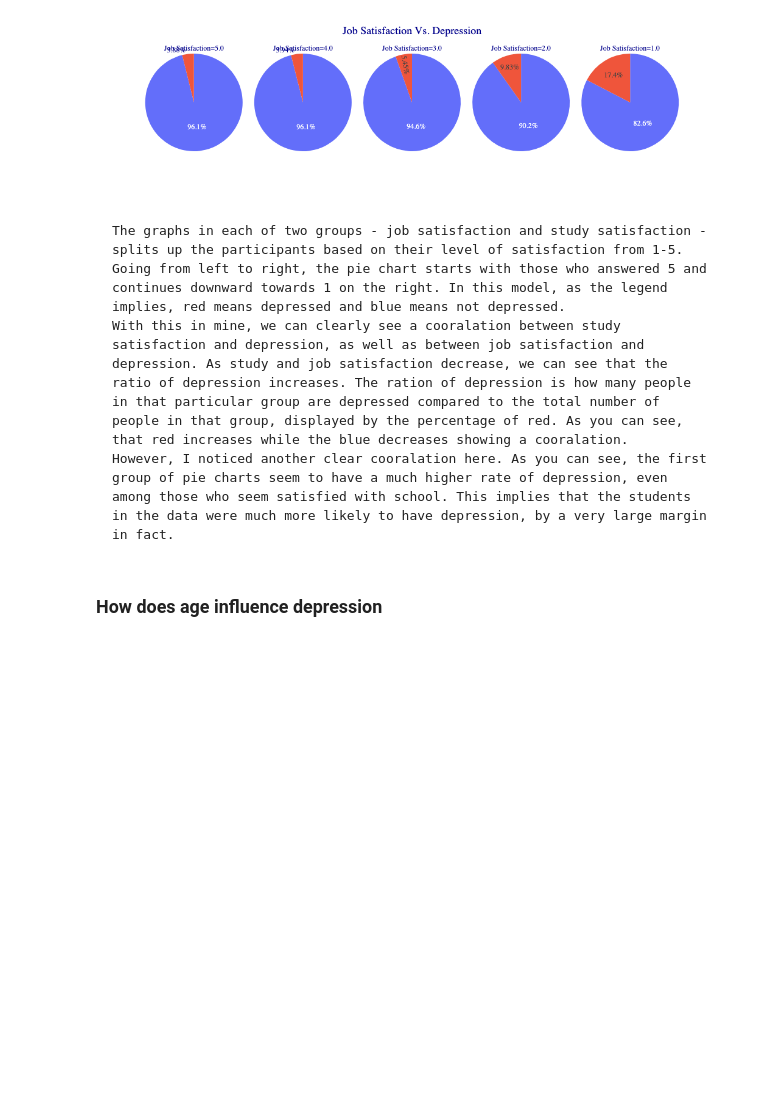
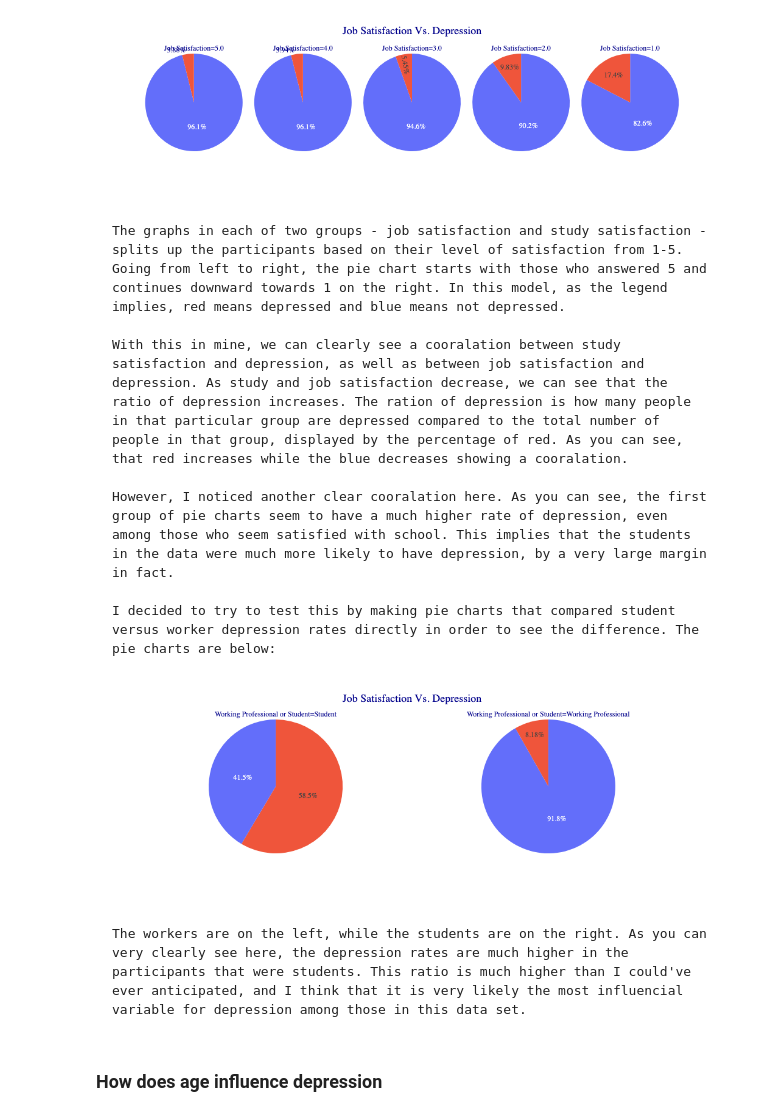
Before and after one commit to urielmartinez09/Project, a Jupyter notebook: SebastianTK.ipynb, the cells around one changed output. Drawn from its saved outputs; the diff is of its cells as text; code cells hidden in the pictures; blank space fills up the shorter version.

```diff
--- a/SebastianTK.ipynb
+++ b/SebastianTK.ipynb
@@ -138,8 +138,47 @@ fig2.show()
 [figure]
 # %% [markdown]
     The graphs in each of two groups - job satisfaction and study satisfaction - splits up the participants based on their level of satisfaction from 1-5. Going from left to right, the pie chart starts with those who answered 5 and continues downward towards 1 on the right. In this model, as the legend implies, red means depressed and blue means not depressed.
+
     With this in mine, we can clearly see a cooralation between study satisfaction and depression, as well as between job satisfaction and depression. As study and job satisfaction decrease, we can see that the ratio of depression increases. The ration of depression is how many people in that particular group are depressed compared to the total number of people in that group, displayed by the percentage of red. As you can see, that red increases while the blue decreases showing a cooralation.
+
     However, I noticed another clear cooralation here. As you can see, the first group of pie charts seem to have a much higher rate of depression, even among those who seem satisfied with school. This implies that the students in the data were much more likely to have depression, by a very large margin in fact.
+
+    I decided to try to test this by making pie charts that compared student versus worker depression rates directly in order to see the difference. The pie charts are below:
+# %%
+ # the code for this pie chart uses the Working Professional or Student variable and compares it to depression, but it is mostly
+# the same as the previous charts
+
+#sorts the data by working professional or student and depression so that they both appear in the proper
+
+DF_Student_Vs_Job = (
+DF.value_counts(subset=['Working Professional or Student', 'Depression']).reset_index(name='count').sort_values(by=['Working Professional or Student', 'Depression'], ascending=[True, True])
+
+
+)
+
+fig3 = px.pie(DF_Student_Vs_Job,
+    values = 'count',
+    facet_col='Working Professional or Student',
+    color = 'Depression',
+    category_orders={'Depression': [0, 1]},
+)
+
+
+fig3.update_layout(
+
+    title={
+        'font': dict(size=18),
+        'text': "Job Satisfaction Vs. Depression",
+        'x': 0.5,  # Center the title horizontally
+        'y': 0.95,  # Adjust vertical position (closer to top)
+    },
+        font={'family':"Times",'size':12,'color':"Darkblue"}
+)
+fig3.show()
+# %% [output]
+[figure, added]
+# %% [markdown]
+    The workers are on the left, while the students are on the right. As you can very clearly see here, the depression rates are much higher in the participants that were students. This ratio is much higher than I could've ever anticipated, and I think that it is very likely the most influencial variable for depression among those in this data set.
 # %%
 DF_Depression_Influence = (
 DF.value_counts(subset=['Financial Stress', 'Depression']).reset_index(name='count').sort_values(by='Financial Stress', ascending=True)
```
